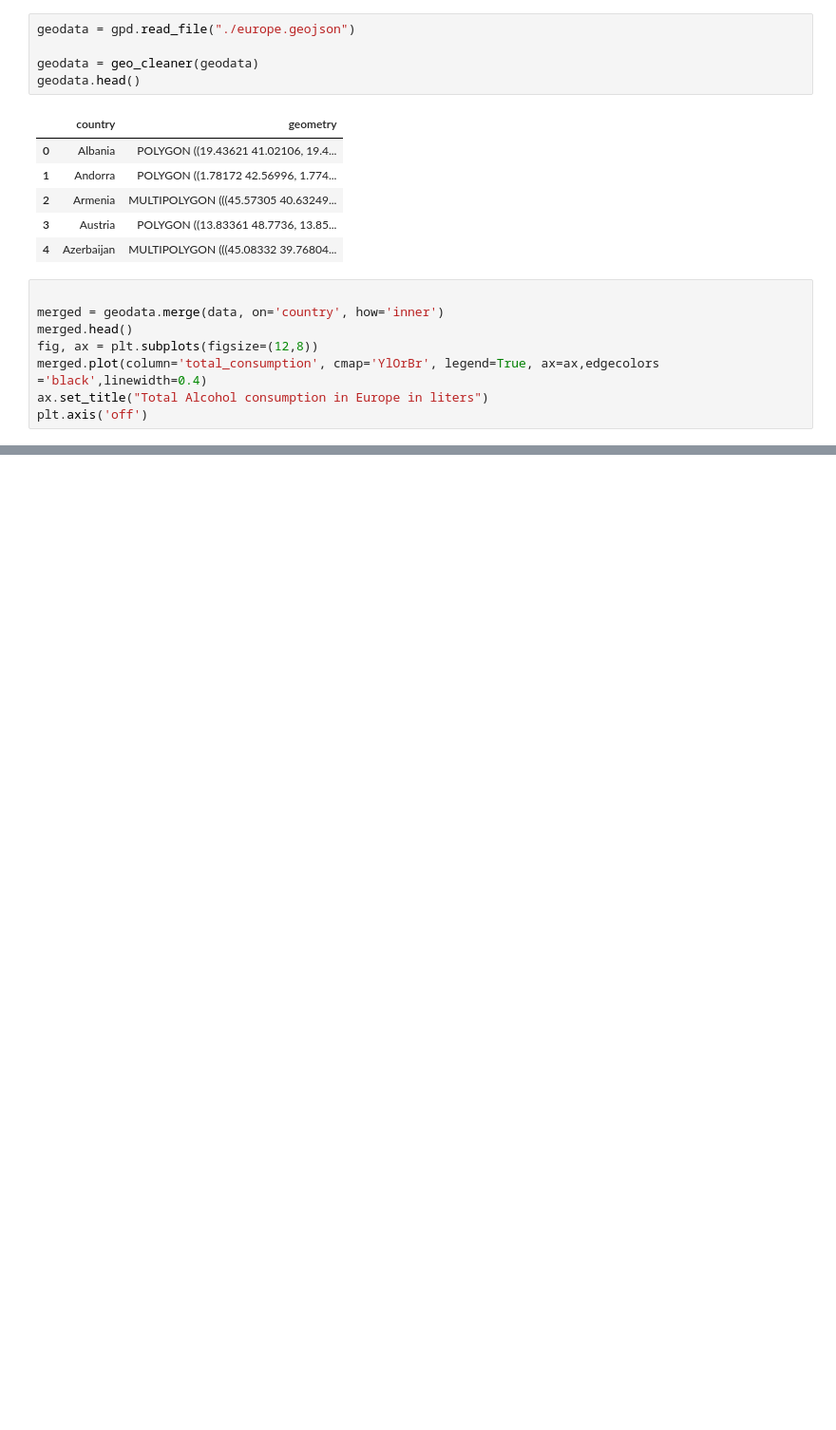
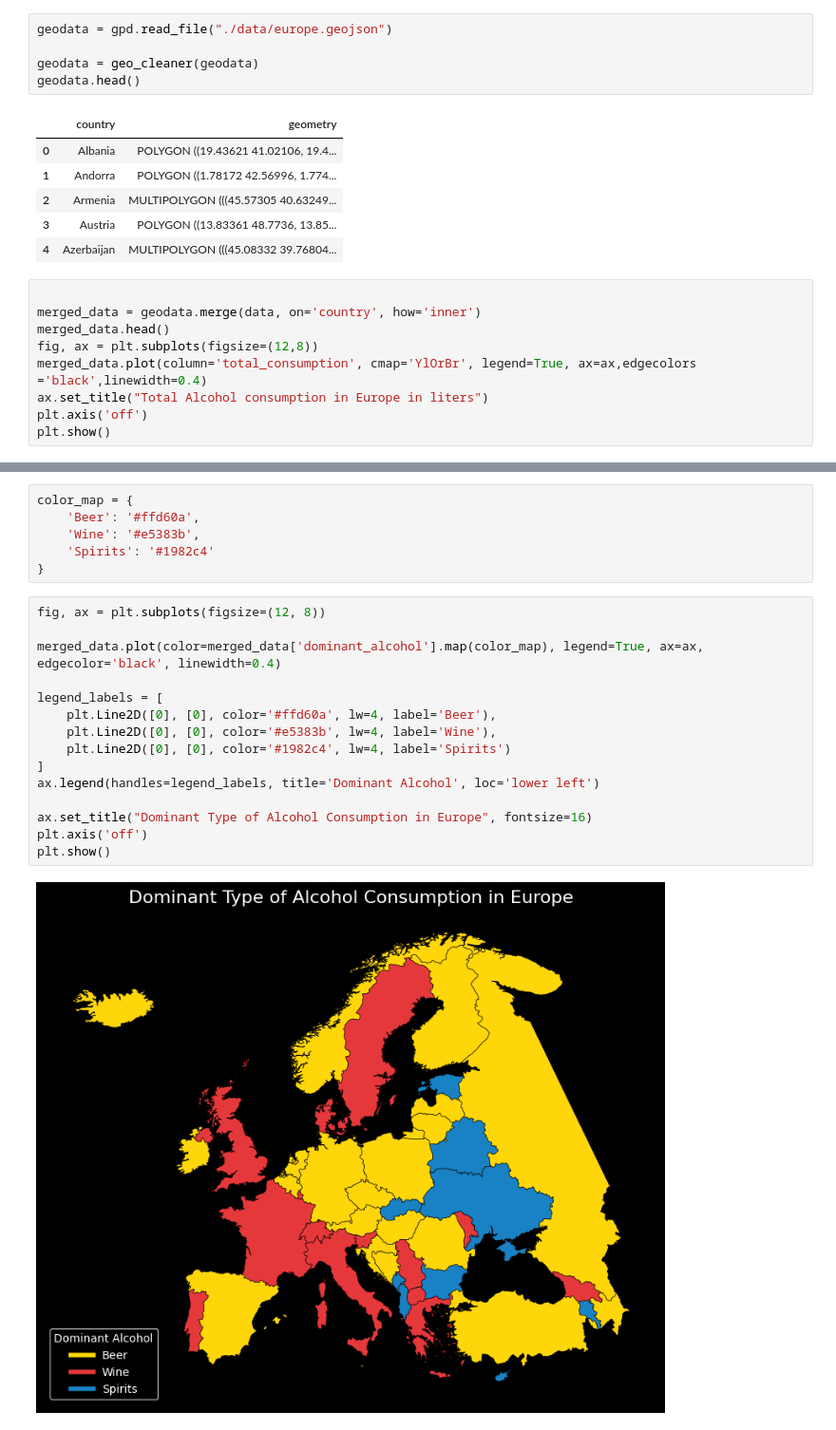
Before and after one commit to gruuubcioo/Alcohol-consumption-in-Europe, a Jupyter notebook: main.ipynb, the cells around one changed output, grey strips where cells are left out. Shown at 95% size. Drawn from its saved outputs; the diff is of its cells as text; blank space fills up the shorter version.

```diff
--- a/main.ipynb
+++ b/main.ipynb
@@ -204,5 +230,5 @@ fig.autofmt_xdate()
 # %%
-geodata = gpd.read_file("./europe.geojson")
+geodata = gpd.read_file("./data/europe.geojson")
 
 geodata = geo_cleaner(geodata)
 geodata.head()
@@ -215,10 +241,11 @@ geodata.head()
 | 4 | Azerbaijan | MULTIPOLYGON (((45.08332 39.76804... |
 # %%
 
-merged = geodata.merge(data, on='country', how='inner')
-merged.head()
+merged_data = geodata.merge(data, on='country', how='inner')
+merged_data.head()
 fig, ax = plt.subplots(figsize=(12,8))
-merged.plot(column='total_consumption', cmap='YlOrBr', legend=True, ax=ax,edgecolors ='black',linewidth=0.4)
+merged_data.plot(column='total_consumption', cmap='YlOrBr', legend=True, ax=ax,edgecolors ='black',linewidth=0.4)
 ax.set_title("Total Alcohol consumption in Europe in liters")
 plt.axis('off')
+plt.show()
 # %% [output]
@@ -229 +252,24 @@ plt.axis('off')
 [figure]
+# %%
+color_map = {
+    'Beer': '#ffd60a',
+    'Wine': '#e5383b',
+    'Spirits': '#1982c4'
+}
+# %%
+fig, ax = plt.subplots(figsize=(12, 8))
+
+merged_data.plot(color=merged_data['dominant_alcohol'].map(color_map), legend=True, ax=ax, edgecolor='black', linewidth=0.4)
+
+legend_labels = [
+    plt.Line2D([0], [0], color='#ffd60a', lw=4, label='Beer'),
+    plt.Line2D([0], [0], color='#e5383b', lw=4, label='Wine'),
+    plt.Line2D([0], [0], color='#1982c4', lw=4, label='Spirits')
+]
+ax.legend(handles=legend_labels, title='Dominant Alcohol', loc='lower left')
+
+ax.set_title("Dominant Type of Alcohol Consumption in Europe", fontsize=16)
+plt.axis('off')
+plt.show()
+# %% [output]
+[figure, added]
```
Also changed, not shown: parts of 11 cells of this notebook, 5 other files.
